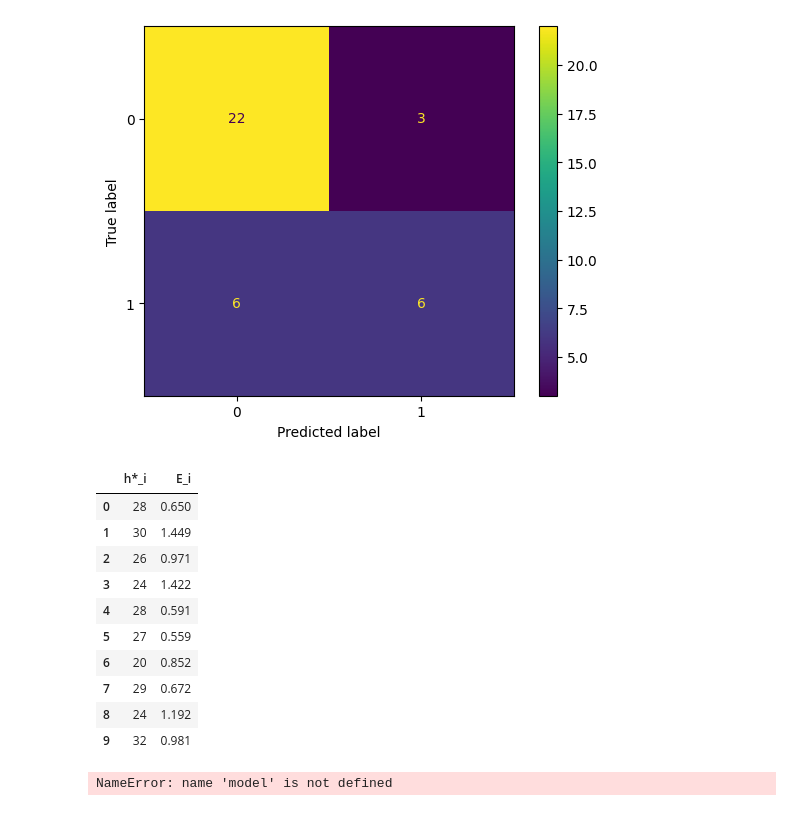
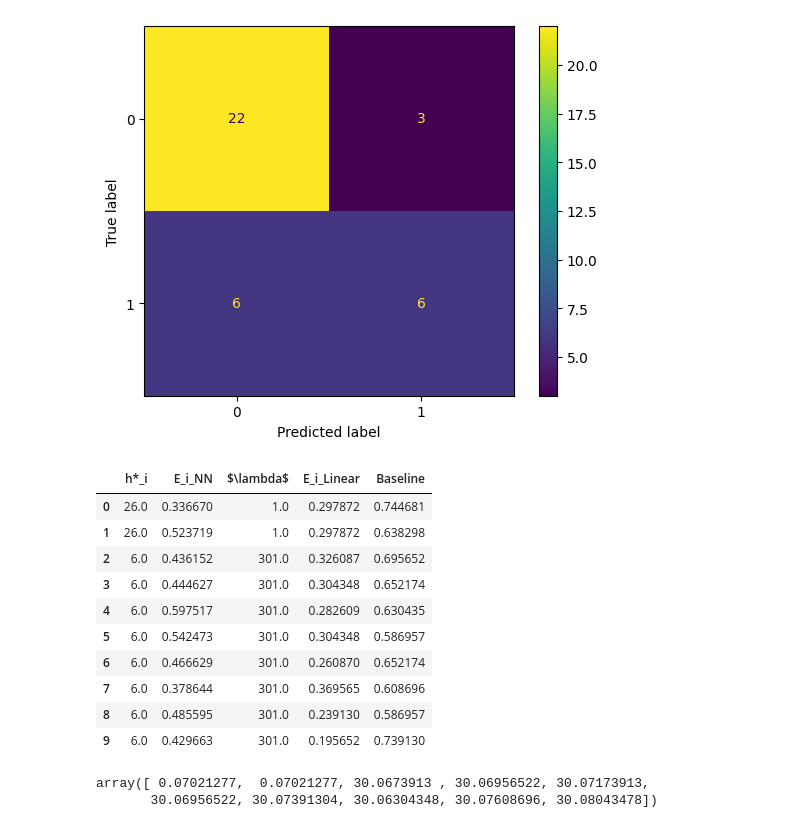
Before and after one commit to jozgu/SourhtAfricaHealthProject, a Jupyter notebook: assignment2.ipynb, the cells around one changed output. Saved outputs shown, nothing was run; the diff lists cells and outputs as text; code cells hidden in the pictures.

```diff
--- a/assignment2.ipynb
+++ b/assignment2.ipynb
@@ -68,7 +70,7 @@ def ANN_model(
     model = nn.Sequential(nn.Linear(x_train.size(dim=1), h),
                           nn.Linear(h, n_out),
                           nn.Tanh())
-    loss_function = nn.MSELoss()
+    loss_function = nn.L1Loss()
     optimizer = torch.optim.SGD(model.parameters(), lr=lr)
 
     # Running model
@@ -98,14 +150,19 @@ def log_reg(
     x_train: object,
     x_test: object,
     y_train: object,
-    y_test: object):
+    y_test: object,
+    C: float):
 
-    logreg = LogisticRegression(solver='liblinear') #Defining solver
+    logreg = LogisticRegression(solver='liblinear', C = C) #Defining solver
     logreg.fit(x_train,y_train) #Modelfitting
 
-    pred_y_log = logreg.predict(x_test)
+    # pred_y_log = logreg.predict(x_test)
 
-    loss_function_log = nn.MSELoss()
+    pred_y_log_train = logreg.predict(x_train) # Get prediction for training data
+    loss_train = mean_squared_error(pred_y_log_train.flatten(), y_train) # Get loss, based on prediction
 
-    return
+    pred_y_log_test = logreg.predict(x_test) # Get prediction for test data
+    loss_test = mean_squared_error(pred_y_log_test.flatten(), y_test) # Get loss based on prediction
+
+    return loss_train, loss_test
 # %%
@@ -267,5 +295,14 @@ TypeError: object of type 'int' has no len()
+# %%
+# For linear regression
+# Run the whole chebang!! (should take about 10 min)
+attribute = 'age'
+data_reg = data.drop(attribute, axis =1)
+hidden_neurons = np.arange(0, 50, 5) + 1
+C = np.arange(0, 1, 0.1)
+final_train_error_NN, E_i_NN, best_model_NN, final_train_error_LogClass, E_i_LogClass, best_model_LogClass, baseline_loss = kfold_iterations(data_reg, data[attribute], epochs=200, hidden_neurons=hidden_neurons, C=C, k= 10)
 # %%
 # For classification
 # Run the whole chebang!! (should take about 10 min)
 hidden_neurons = np.arange(0, 50, 5) + 1
-train_errors, test_errors, best_model, conf = kfold_iterations(data, file['chd'], epochs=200, hidden_neurons=hidden_neurons, k= 5, confusion=True)
+C = np.arange(0, 1000, 100) + 1
+train_errors, test_errors, best_model, conf, final_train_error_LogClass, E_i_LogClass, best_model_LogClass, baseline_loss = kfold_iterations(data, file['chd'], epochs=200, hidden_neurons=hidden_neurons, C=C, k= 10, Classifier=True)
@@ -293,22 +329,27 @@ ConfusionMatrixDisplay(conf).plot()
 <sklearn.metrics._plot.confusion_matrix.ConfusionMatrixDisplay at 0x...>
 [figure]
 # %%
-best_model_mean = [round(np.mean(x),) for x in np.split(best_model, 10)]
-test_error_mean = [round(np.mean(x),3) for x in np.split(test_errors, 10)]
-pd.DataFrame({"h*_i": best_model_mean, "E_i": test_error_mean})
+# best_model_mean = [round(np.mean(x),) for x in np.split(best_model, 10)]
+# test_error_mean = [round(np.mean(x),3) for x in np.split(test_errors, 10)]
+# len(best_model_NN), len(E_i_NN), len(best_model_LogClass), len(E_i_LogClass)
+
+data = pd.DataFrame({"h*_i": best_model_NN, "E_i_NN": E_i_NN, "$\lambda$": best_model_LogClass, "E_i_Linear": E_i_LogClass, "Baseline": baseline_loss})
+data
 # %% [output]
-|  | h*_i | E_i |
-| 0 | 28 | 0.650 |
-| 1 | 30 | 1.449 |
-| 2 | 26 | 0.971 |
-| 3 | 24 | 1.422 |
-| 4 | 28 | 0.591 |
-| 5 | 27 | 0.559 |
-| 6 | 20 | 0.852 |
-| 7 | 29 | 0.672 |
-| 8 | 24 | 1.192 |
-| 9 | 32 | 0.981 |
+|  | h*_i | E_i_NN | $\lambda$ | E_i_Linear | Baseline |
+| 0 | 26.0 | 0.336670 | 1.0 | 0.297872 | 0.744681 |
+| 1 | 26.0 | 0.523719 | 1.0 | 0.297872 | 0.638298 |
+| 2 | 6.0 | 0.436152 | 301.0 | 0.326087 | 0.695652 |
+| 3 | 6.0 | 0.444627 | 301.0 | 0.304348 | 0.652174 |
+| 4 | 6.0 | 0.597517 | 301.0 | 0.282609 | 0.630435 |
+| 5 | 6.0 | 0.542473 | 301.0 | 0.304348 | 0.586957 |
+| 6 | 6.0 | 0.466629 | 301.0 | 0.260870 | 0.652174 |
+| 7 | 6.0 | 0.378644 | 301.0 | 0.369565 | 0.608696 |
+| 8 | 6.0 | 0.485595 | 301.0 | 0.239130 | 0.586957 |
+| 9 | 6.0 | 0.429663 | 301.0 | 0.195652 | 0.739130 |
-# %%
-model(data.iloc[2])
-# %% [output]
-NameError: name 'model' is not defined
+# %%
+dat = {"A": (E_i_NN-E_i_LogClass)/10, "B": (E_i_NN-best_model_LogClass)/10, "C": (best_model_LogClass-E_i_LogClass)/10}
+dat['C']
+# %% [output]
+array([ 0.07021277,  0.07021277, 30.0673913 , 30.06956522, 30.07173913,
+       30.06956522, 30.07391304, 30.06304348, 30.07608696, 30.08043478])
```
Also changed, not shown: parts of 7 cells of this notebook, 1 other file.
